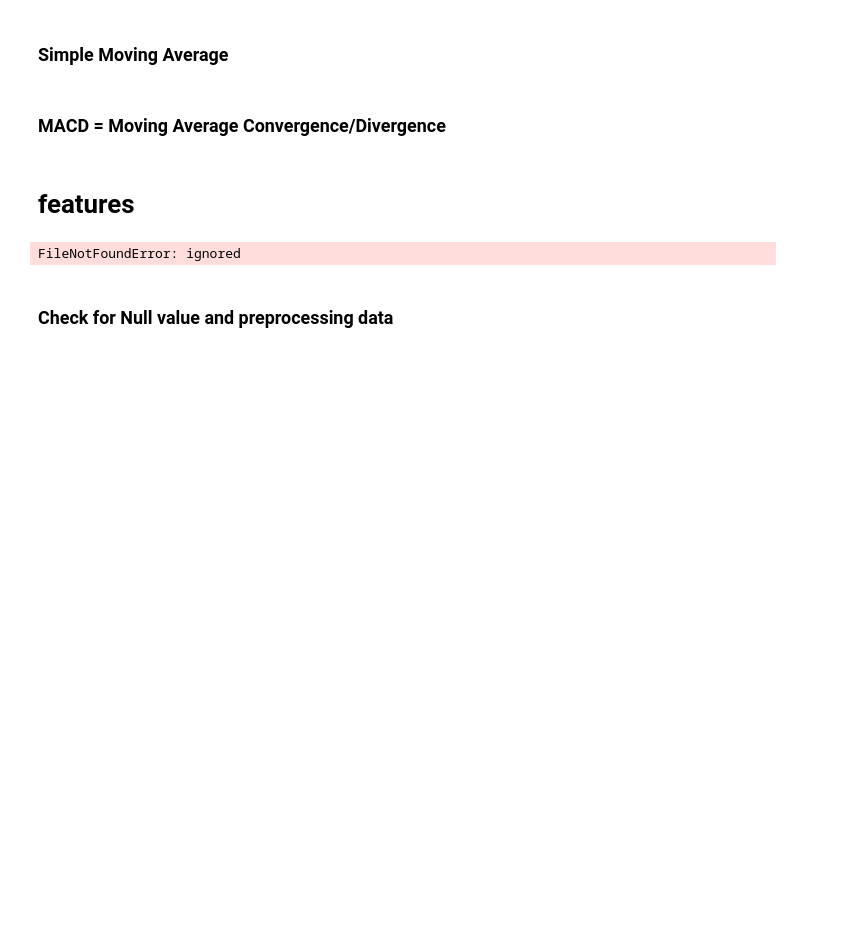
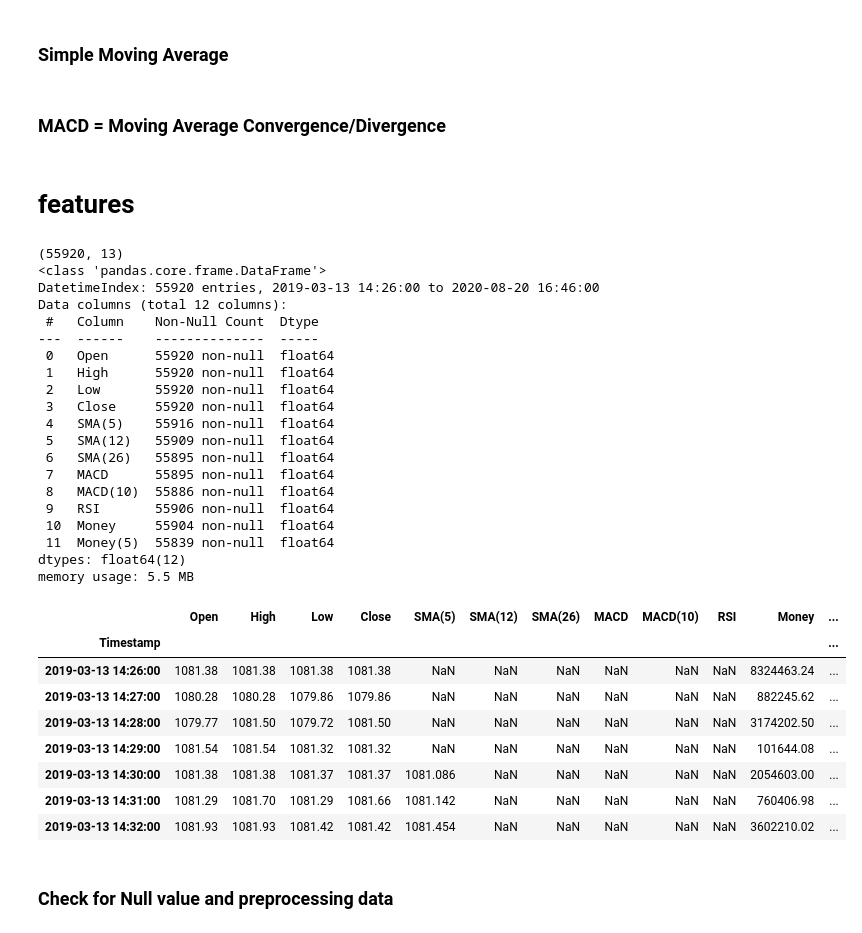
Before and after one commit to sarisppp/PJ63_CE18, a Jupyter notebook: pj63.ipynb, the cells around one changed output. Drawn from its saved outputs; the diff is of its cells as text; code cells hidden in the pictures; blank space fills up the shorter version.

```diff
--- a/pj63.ipynb
+++ b/pj63.ipynb
@@ -117,16 +119,44 @@ df.head(10)
 # **features**
 # %%
 used_features = ['Timestamp','SET50.Open','SET50.Close','SET50.High','SET50.Low','SMA(5)','SMA(12)','SMA(26)','MACD','MACD(10)','RSI','Money','Money(5)']
-dtn = pd.read_excel("/content/drive/My Drive/Set50_new.csv", usecols = used_features)
+dtn = pd.read_excel("/content/drive/My Drive/Set50_2.xlsx", usecols = used_features)
 cols={'SET50.Open':'Open','SET50.Close':'Close','SET50.High':'High','SET50.Low':'Low'}
 dtn.rename(columns=cols,inplace=True)
 dtn.Timestamp = pd.to_datetime(dtn.Timestamp)
 print(dtn.shape)
 dtn.set_index("Timestamp",inplace=True)
 dtn.info()
 dtn.head(7)
 # %% [output]
-FileNotFoundError: ignored
+(55920, 13)
+<class 'pandas.core.frame.DataFrame'>
+DatetimeIndex: 55920 entries, 2019-03-13 14:26:00 to 2020-08-20 16:46:00
+Data columns (total 12 columns):
+ #   Column    Non-Null Count  Dtype
+---  ------    --------------  -----
+ 0   Open      55920 non-null  float64
+ 1   High      55920 non-null  float64
+ 2   Low       55920 non-null  float64
+ 3   Close     55920 non-null  float64
+ 4   SMA(5)    55916 non-null  float64
+ 5   SMA(12)   55909 non-null  float64
+ 6   SMA(26)   55895 non-null  float64
+ 7   MACD      55895 non-null  float64
+ 8   MACD(10)  55886 non-null  float64
+ 9   RSI       55906 non-null  float64
+ 10  Money     55904 non-null  float64
+ 11  Money(5)  55839 non-null  float64
+dtypes: float64(12)
+memory usage: 5.5 MB
+|  | Open | High | Low | Close | SMA(5) | SMA(12) | SMA(26) | MACD | MACD(10) | RSI | Money | ... |
+| Timestamp |  |  |  |  |  |  |  |  |  |  |  | ... |
+| 2019-03-13 14:26:00 | 1081.38 | 1081.38 | 1081.38 | 1081.38 | NaN | NaN | NaN | NaN | NaN | NaN | 8324463.24 | ... |
+| 2019-03-13 14:27:00 | 1080.28 | 1080.28 | 1079.86 | 1079.86 | NaN | NaN | NaN | NaN | NaN | NaN | 882245.62 | ... |
+| 2019-03-13 14:28:00 | 1079.77 | 1081.50 | 1079.72 | 1081.50 | NaN | NaN | NaN | NaN | NaN | NaN | 3174202.50 | ... |
+| 2019-03-13 14:29:00 | 1081.54 | 1081.54 | 1081.32 | 1081.32 | NaN | NaN | NaN | NaN | NaN | NaN | 101644.08 | ... |
+| 2019-03-13 14:30:00 | 1081.38 | 1081.38 | 1081.37 | 1081.37 | 1081.086 | NaN | NaN | NaN | NaN | NaN | 2054603.00 | ... |
+| 2019-03-13 14:31:00 | 1081.29 | 1081.70 | 1081.29 | 1081.66 | 1081.142 | NaN | NaN | NaN | NaN | NaN | 760406.98 | ... |
+| 2019-03-13 14:32:00 | 1081.93 | 1081.93 | 1081.42 | 1081.42 | 1081.454 | NaN | NaN | NaN | NaN | NaN | 3602210.02 | ... |
 # %% [markdown]
 ### Check for Null value and preprocessing data
 # %%
```
Also changed, not shown: parts of 8 cells of this notebook.
